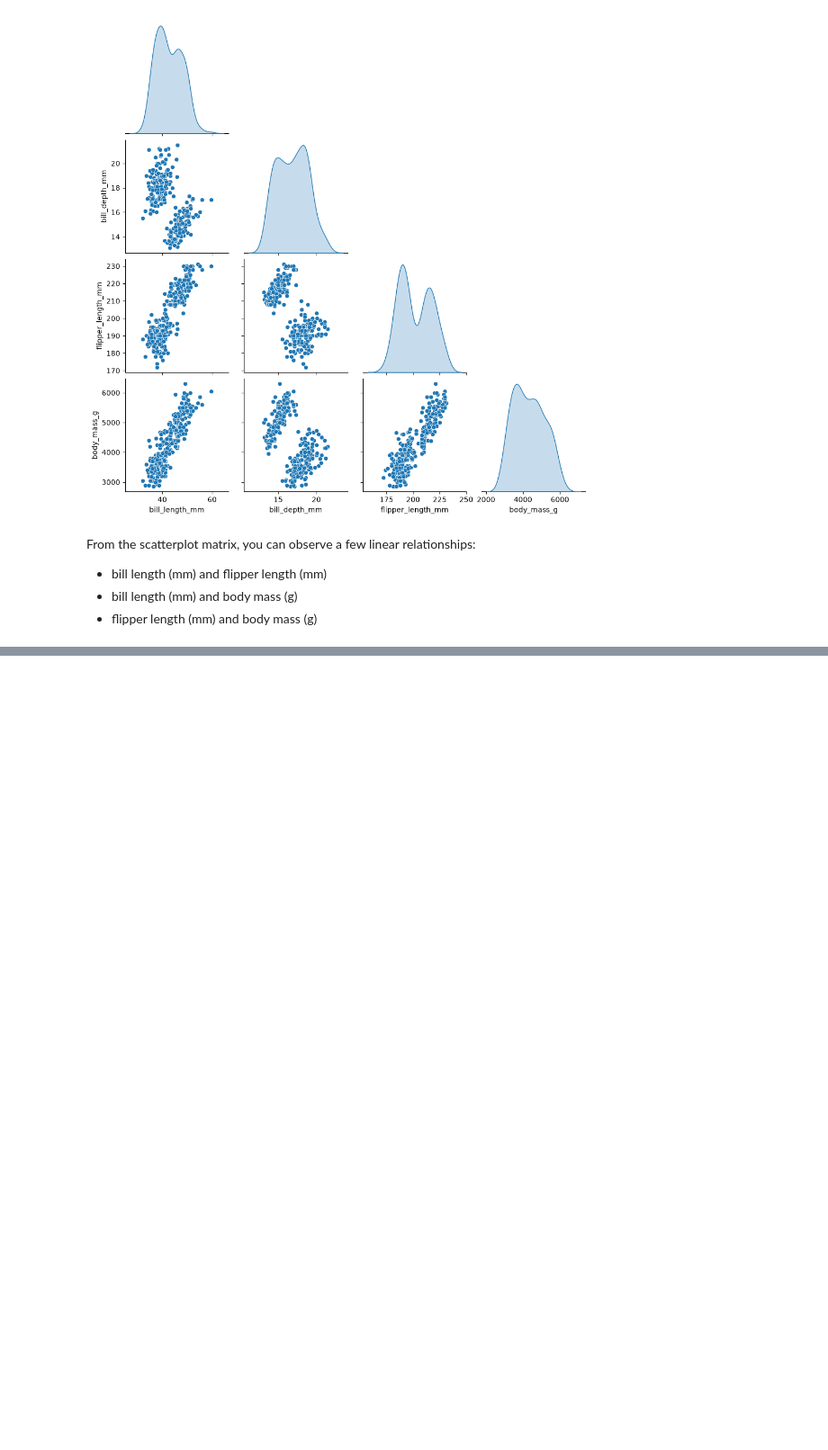
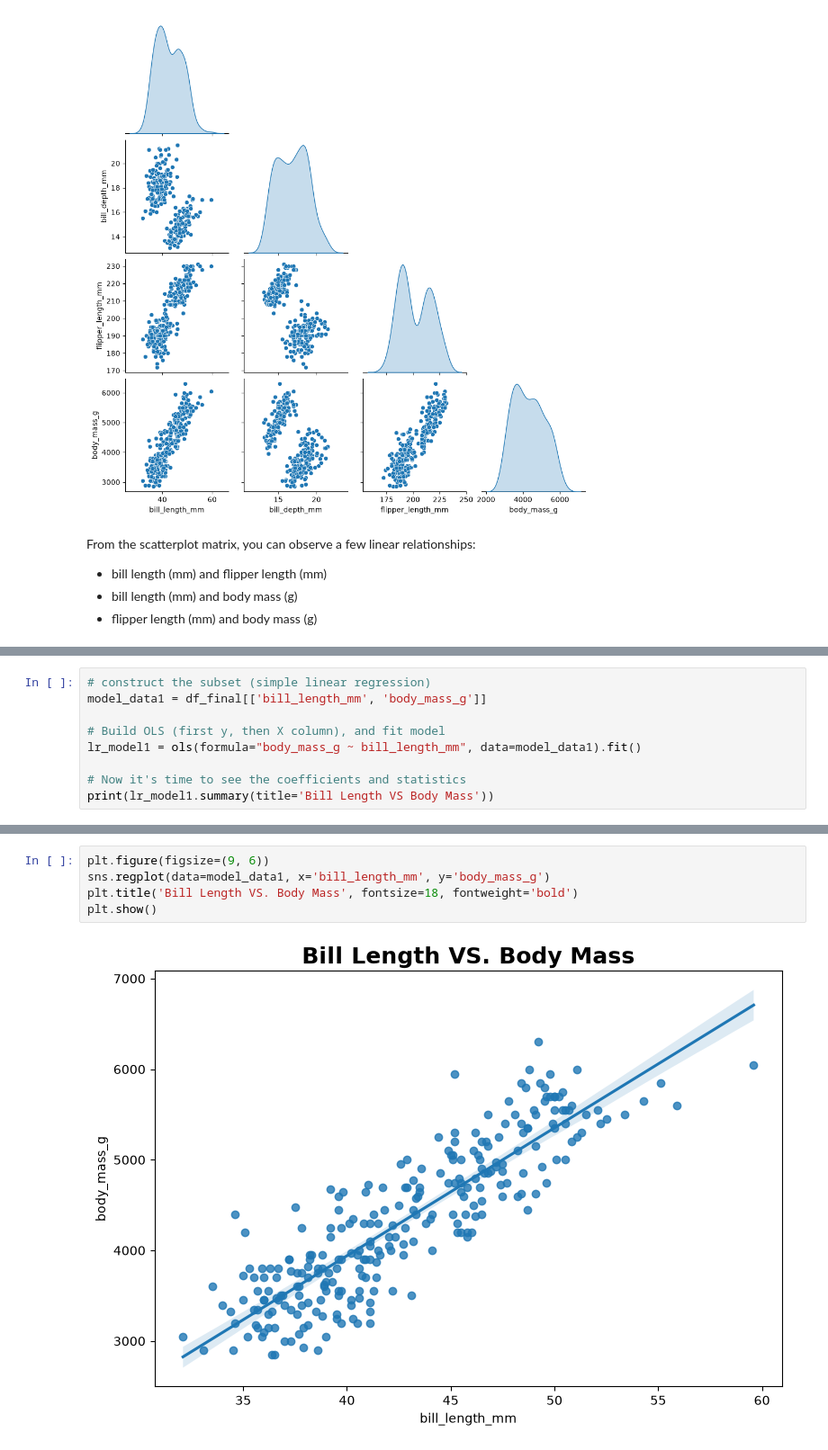
Before and after one commit to MiltonValleL/DS-ML-Lab, a Jupyter notebook: Linear_Regression/1.Simple_Lin-Reg.ipynb, the cells around one changed output, grey strips where cells are left out. Shown at 90% size. Drawn from its saved outputs; the diff is of its cells as text; blank space fills up the shorter version.

Commit message:
model construction

```diff
--- a/Linear_Regression/1.Simple_Lin-Reg.ipynb
+++ b/Linear_Regression/1.Simple_Lin-Reg.ipynb
@@ -1128,0 +1117,9 @@ From the scatterplot matrix, you can observe a few linear relationships:
+# %%
+# construct the subset (simple linear regression)
+model_data1 = df_final[['bill_length_mm', 'body_mass_g']]
+
+# Build OLS (first y, then X column), and fit model
+lr_model1 = ols(formula="body_mass_g ~ bill_length_mm", data=model_data1).fit()
+
+# Now it's time to see the coefficients and statistics
+print(lr_model1.summary(title='Bill Length VS Body Mass'))
@@ -1128,0 +1144,7 @@ From the scatterplot matrix, you can observe a few linear relationships:
+# %%
+plt.figure(figsize=(9, 6))
+sns.regplot(data=model_data1, x='bill_length_mm', y='body_mass_g')
+plt.title('Bill Length VS. Body Mass', fontsize=18, fontweight='bold')
+plt.show()
+# %% [output]
+[figure, added]
```
Also changed, not shown: parts of 6 cells of this notebook.
